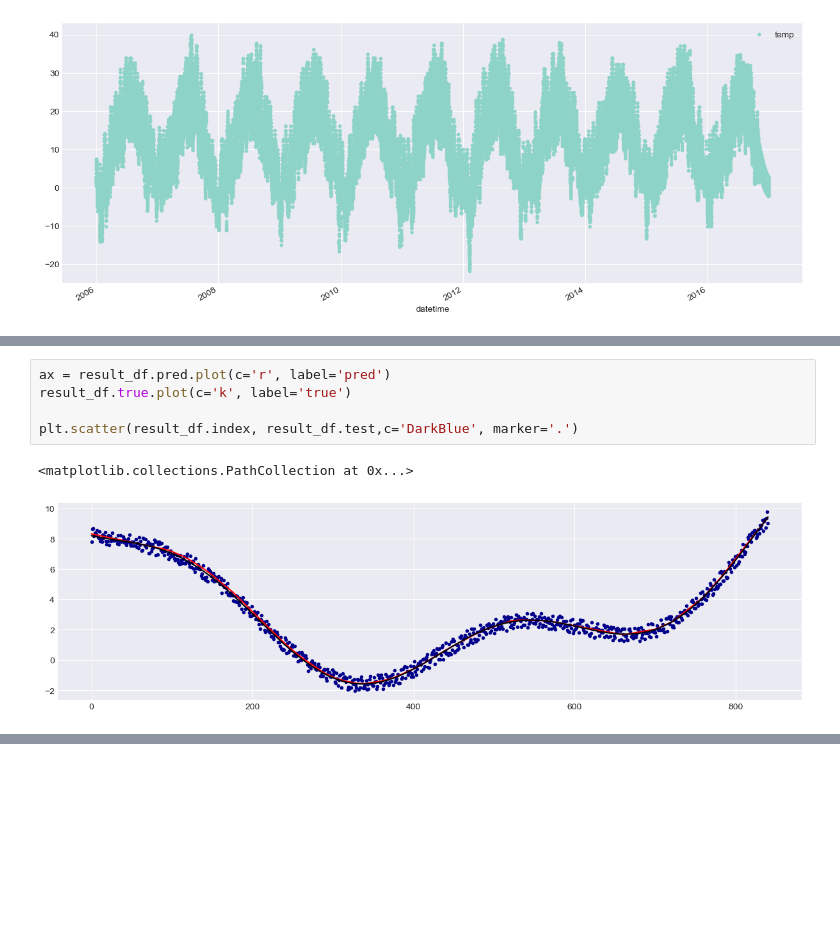
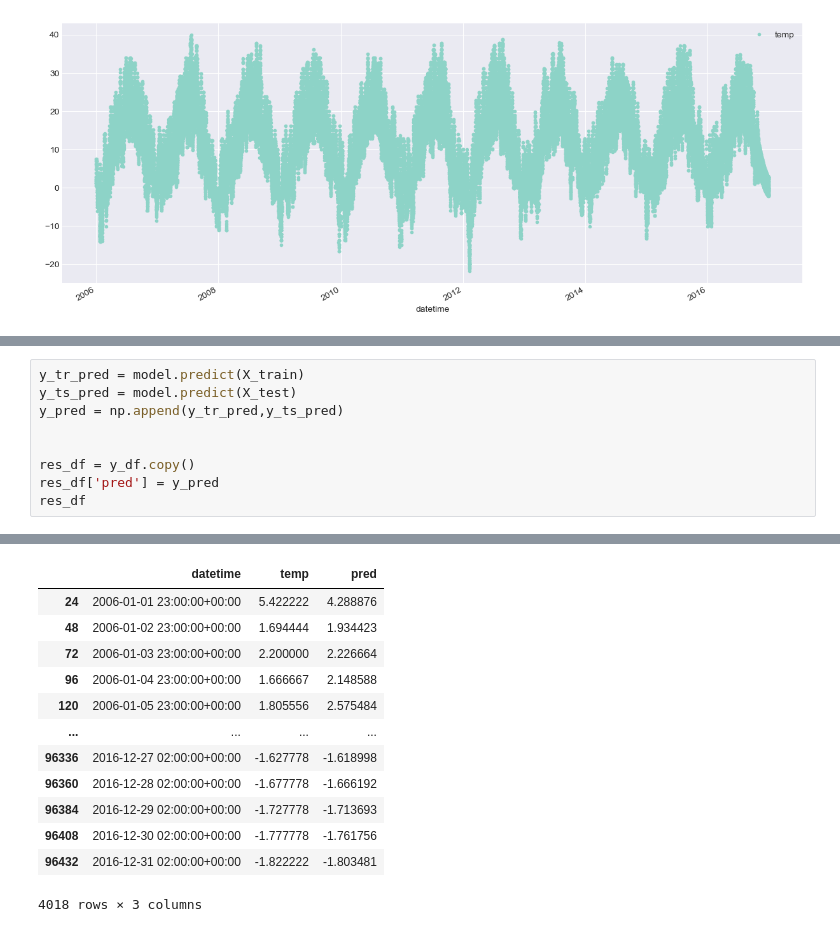
Before and after one commit to sngrajesh/DeepLearningAndNeuralNetworks, a Jupyter notebook: Day09-RNN-Implementation/L09.1-RNN-Single-Feature.ipynb, the cells around one changed output, grey strips where cells are left out. Cells and saved outputs as stored; diff of their text form; blank space fills up the shorter version.

```diff
--- a/Day09-RNN-Implementation/L09.1-RNN-Single-Feature.ipynb
+++ b/Day09-RNN-Implementation/L09.1-RNN-Single-Feature.ipynb
@@ -334,8 +349,10 @@ result_df.head()
-# %%
-ax = result_df.pred.plot(c='r', label='pred')
-result_df.true.plot(c='k', label='true')
-
-plt.scatter(result_df.index, result_df.test,c='DarkBlue', marker='.')
-# %% [output]
-<matplotlib.collections.PathCollection at 0x...>
-[figure, removed]
+# %%
+y_tr_pred = model.predict(X_train)
+y_ts_pred = model.predict(X_test)
+y_pred = np.append(y_tr_pred,y_ts_pred)
+
+
+res_df = y_df.copy()
+res_df['pred'] = y_pred
+res_df
+# %% [output]
@@ -341,0 +361,13 @@ plt.scatter(result_df.index, result_df.test,c='DarkBlue', marker='.')
+|  | datetime | temp | pred |
+| 24 | 2006-01-01 23:00:00+00:00 | 5.422222 | 4.288876 |
+| 48 | 2006-01-02 23:00:00+00:00 | 1.694444 | 1.934423 |
+| 72 | 2006-01-03 23:00:00+00:00 | 2.200000 | 2.226664 |
+| 96 | 2006-01-04 23:00:00+00:00 | 1.666667 | 2.148588 |
+| 120 | 2006-01-05 23:00:00+00:00 | 1.805556 | 2.575484 |
+| ... | ... | ... | ... |
+| 96336 | 2016-12-27 02:00:00+00:00 | -1.627778 | -1.618998 |
+| 96360 | 2016-12-28 02:00:00+00:00 | -1.677778 | -1.666192 |
+| 96384 | 2016-12-29 02:00:00+00:00 | -1.727778 | -1.713693 |
+| 96408 | 2016-12-30 02:00:00+00:00 | -1.777778 | -1.761756 |
+| 96432 | 2016-12-31 02:00:00+00:00 | -1.822222 | -1.803481 |
+4018 rows × 3 columns
```
Also changed, not shown: parts of 27 cells of this notebook.
